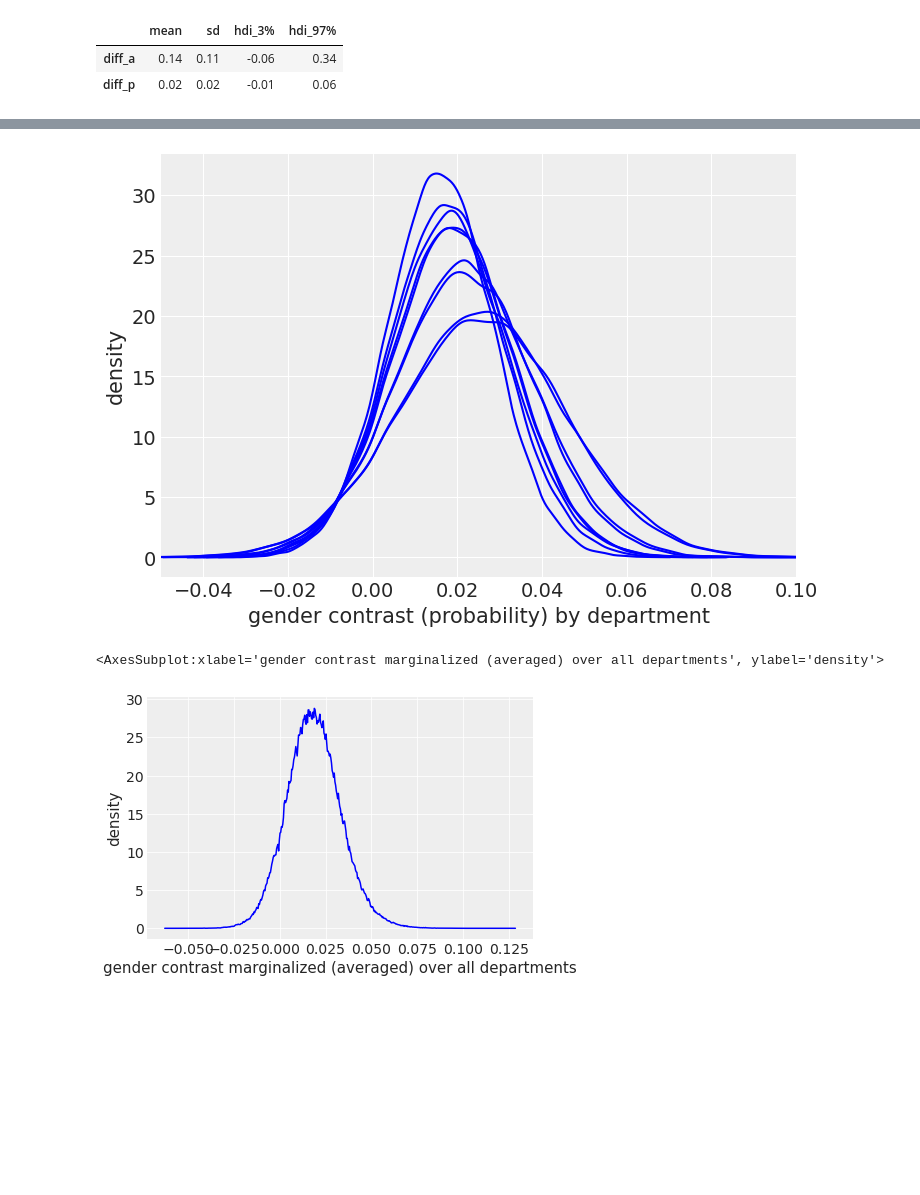
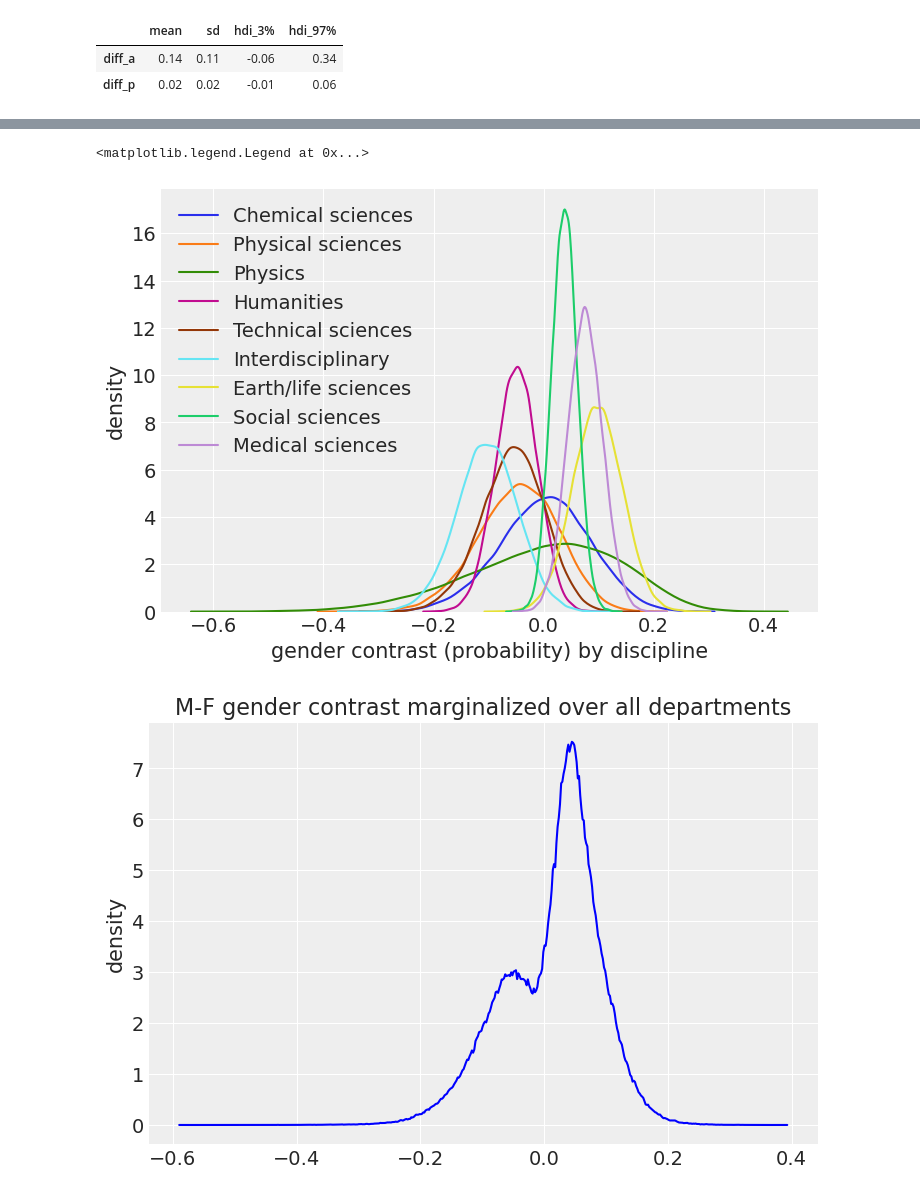
Before and after one commit to fhte2/statistical-rethinking, a Jupyter notebook: Week_5_exercises.ipynb, the cells around one changed output, grey strips where cells are left out. Drawn from its saved outputs; the diff is of its cells as text; code cells hidden in the pictures; blank space fills up the shorter version.

```diff
--- a/Week_5_exercises.ipynb
+++ b/Week_5_exercises.ipynb
@@ -264,17 +351,18 @@ az.summary({"diff_a": diff2_a_1, "diff_p": diff2_p_1}, kind="stats", round_to=2)
 # %%
-#difference per discipline
+#difference per discipline M-F
 results = np.zeros((len(discipline_idx), 40000))
 
 for i in range(len(discipline_idx)):
-    results[i] = logistic(trace_5_3["a"][:,0] + trace_5_3["delta"][:,i])  - logistic(trace_5_3["a"][:,1] + trace_5_3["delta"][:,i])
+    results[i] = logistic(trace_5_4["a"][:,0][:,i])  - logistic(trace_5_4["a"][:,1][:,i])
 # %%
 fig, ax = plt.subplots()
-ax.set_xlabel('gender contrast (probability) by department')
+ax.set_xlabel('gender contrast (probability) by discipline')
 ax.set_ylabel('density')
 
-ax.set_xlim(-0.05, 0.1)
+for i in range(len(discipline_idx)):
+    sns.kdeplot(results[i], ax=ax)
 
-for i in range(len(discipline_idx)):
-    az.plot_kde(results[i], ax=ax, plot_kwargs={"color":'b'})
+ax.legend(labels=discipline_idx)
 # %% [output]
+<matplotlib.legend.Legend at 0x...>
-[figure, old version]
+[figure, new version]
@@ -298,23 +385,25 @@ result_flat = [item for sublist in result for item in sublist]
 p_men = np.zeros((len(result_flat), 40000))
 
 for e,i in enumerate(result_flat):
-        p_men[e] = logistic(trace_5_3["a"][:,0] + trace_5_3["delta"][:,i])
+        p_men[e] = logistic(trace_5_4["a"][:,0][:,i])
 
 #if applicants were all womens
 p_women = np.zeros((len(result_flat), 40000))
 
 for e,i in enumerate(result_flat):
-        p_women[e] = logistic(trace_5_3["a"][:,1] + trace_5_3["delta"][:,i])
+        p_women[e] = logistic(trace_5_4["a"][:,1][:,i])
+# %%
+#difference in results
+p_diff = p_men - p_women
 # %%
 #visualize difference
 fig, ax = plt.subplots()
-ax.set_xlabel('gender contrast marginalized (averaged) over all departments')
+ax.set_title('M-F gender contrast marginalized over all departments')
 ax.set_ylabel('density')
 
-az.plot_kde(p_diff, ax=ax, plot_kwargs={"color":'b'})
+az.plot_kde(p_diff, ax=ax, plot_kwargs={"color":'b'});
 # %% [output]
-<AxesSubplot:xlabel='gender contrast marginalized (averaged) over all departments', ylabel='density'>
-[figure, old version]
+[figure, new version]
 # %%
 p_diff.mean()
 # %% [output]
```
Also changed, not shown: parts of 22 cells of this notebook.
